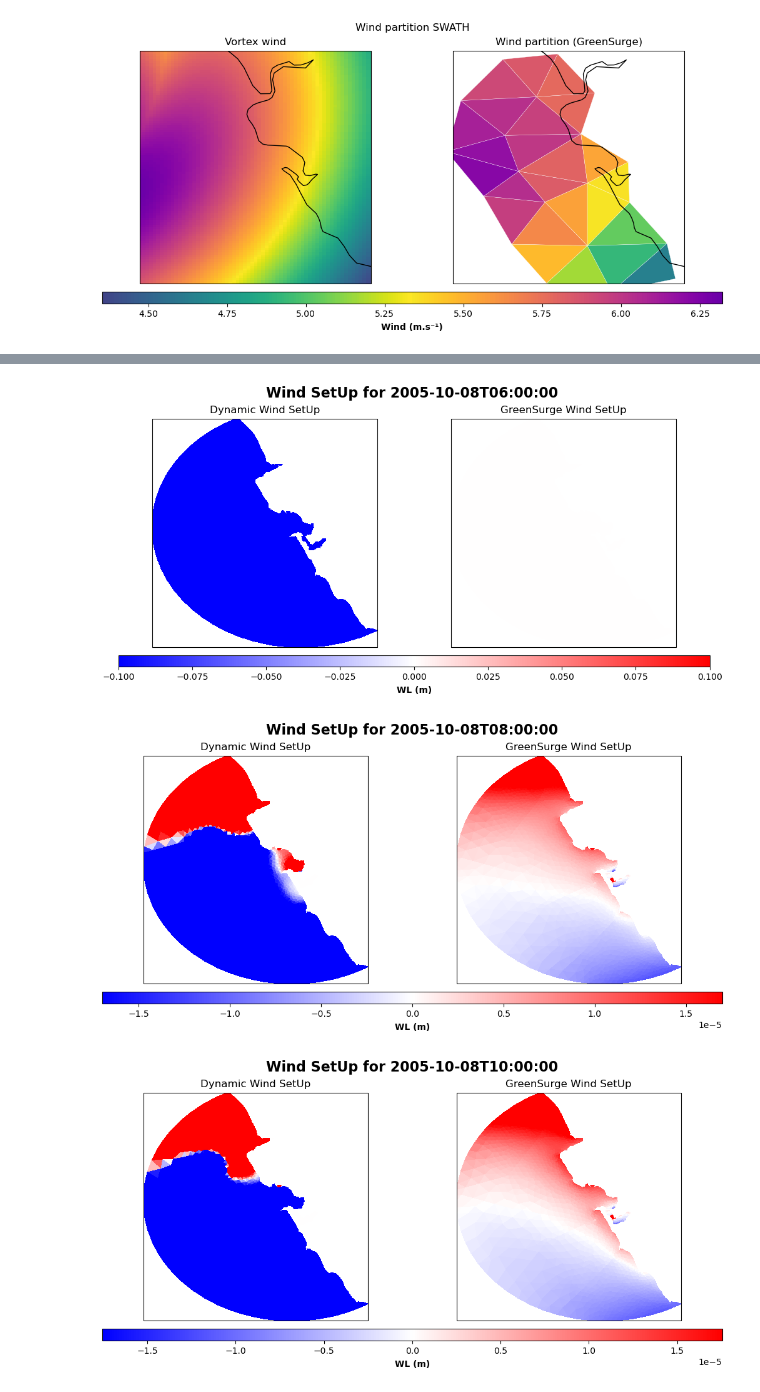
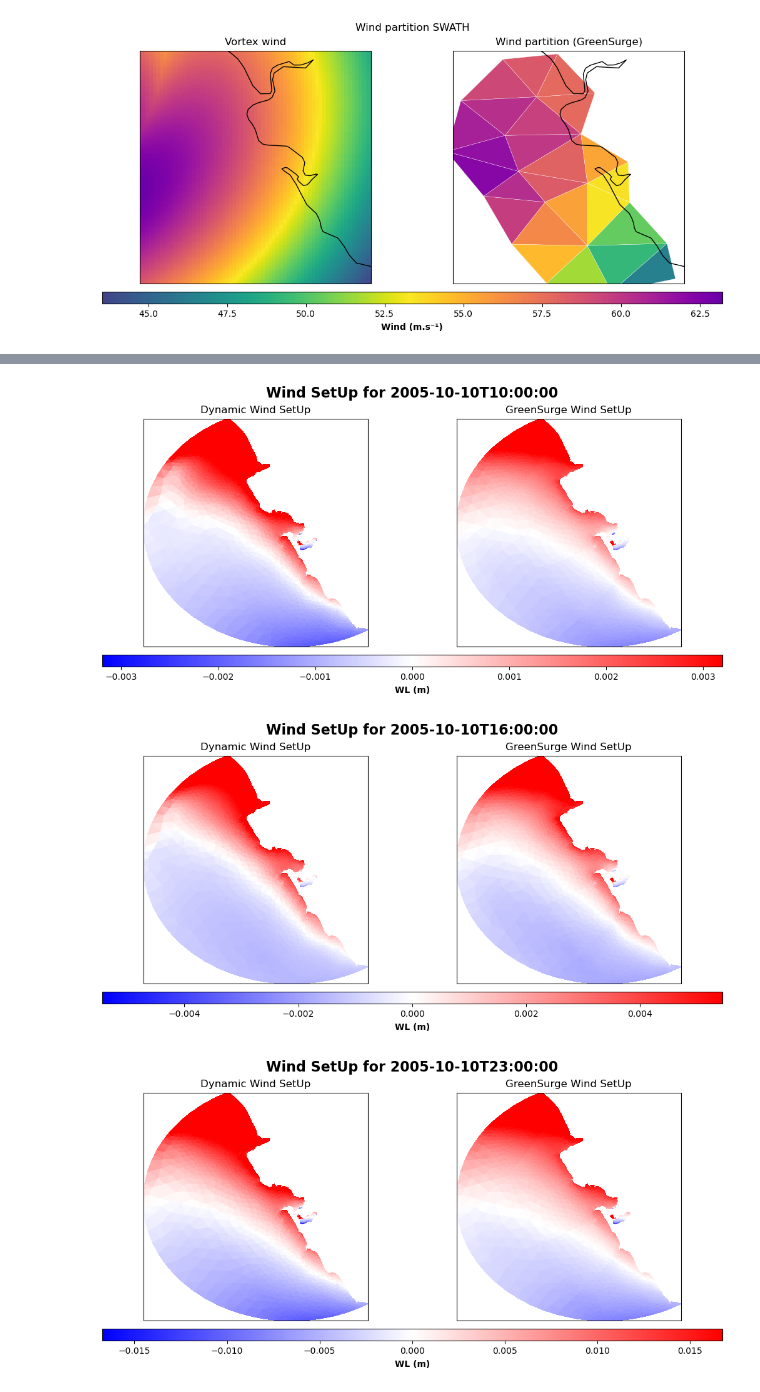
Before and after one commit to GeoOcean/BlueMath, a Jupyter notebook: climate_services/hindcast/GreenSurge_Cadiz/03_Reconstruction.ipynb, the cells around one changed output, grey strips where cells are left out. Cells and saved outputs as stored; diff of their text form; code cells hidden in the pictures.

```diff
--- a/climate_services/hindcast/GreenSurge_Cadiz/03_Reconstruction.ipynb
+++ b/climate_services/hindcast/GreenSurge_Cadiz/03_Reconstruction.ipynb
@@ -117,6 +125,9 @@ xds_vortex_GS = vortex_model_grid(
     cg_lat=lat_grid,
     coords_mode="SPHERICAL",
 )
+
+# Multiply by 10 to get more storm surge
+xds_vortex_GS["W"] = xds_vortex_GS.W * 10
 xds_vortex_GS
 # %% [output]
 <xarray.Dataset> Size: 12MB
@@ -326,15 +339,15 @@ plot_GS_vs_dynamic_windsetup_swath(
 # %%
 from bluemath_tk.additive.greensurge import plot_GS_vs_dynamic_windsetup
 
-for i in [0, 2, 4, 6]:
+for i in instant:
     plot_GS_vs_dynamic_windsetup(
         ds_WL_GS_WindSetUp=ds_wind_setup,
         ds_WL_dynamic_WindSetUp=ds_WL_dynamic_WindSetUp,
         ds_gfd_metadata=ds_GFD_info_update,
         time=ds_WL_dynamic_WindSetUp.time[i].values,
         figsize=figsize,
     )
 # %% [output]
-[figure, old version]
+[figure, new version]
-[figure, old version]
+[figure, new version]
-[figure, old version]
+[figure, new version]
```
Also changed, not shown: parts of 14 cells of this notebook, 2 other files.
